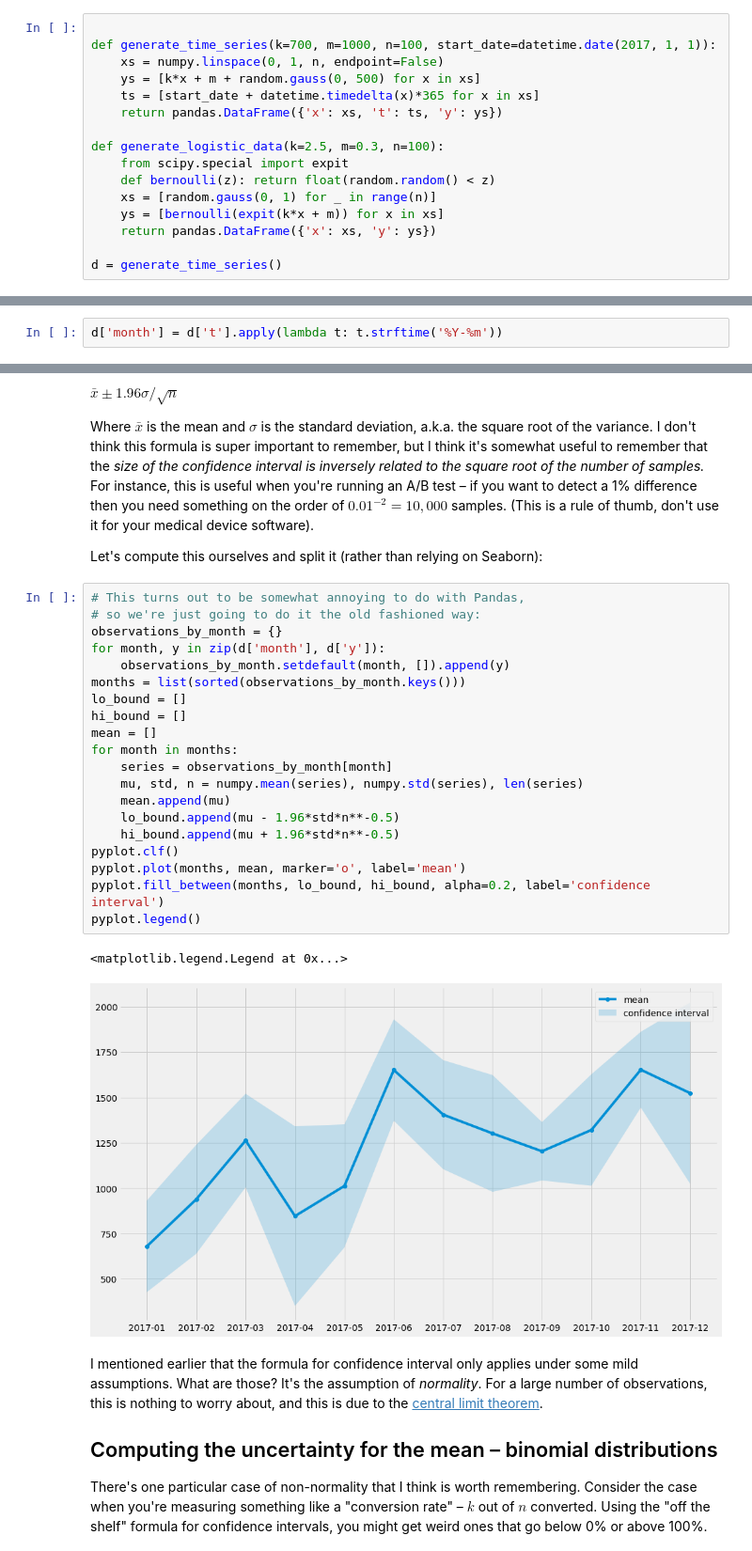
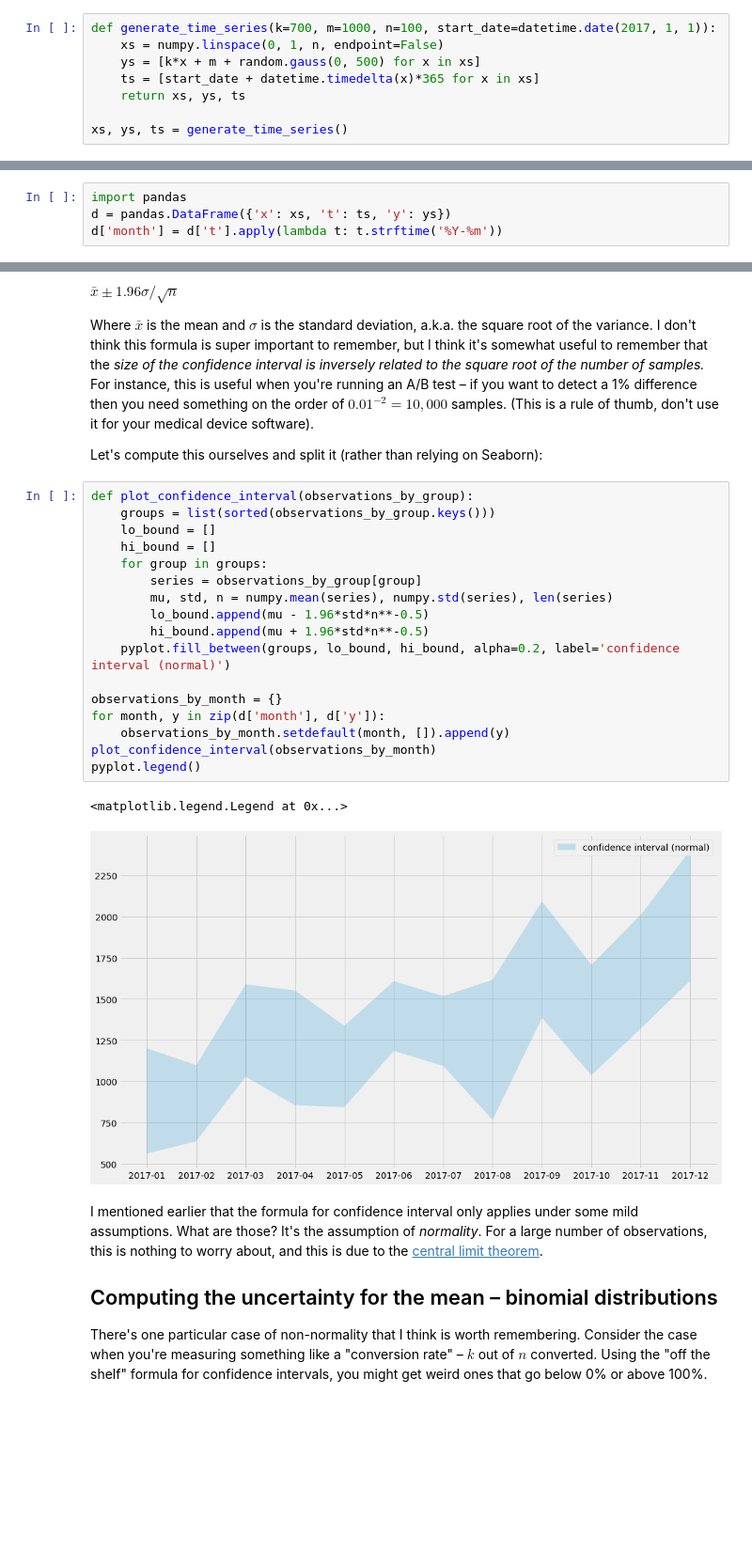
Before and after one commit to erikbern/uncertainty, a Jupyter notebook: notebook.ipynb, the cells around one changed output, grey strips where cells are left out. Shown: that part at 94% size. Cells and saved outputs as stored; diff of their text form; blank space fills up the shorter version.

```diff
--- a/notebook.ipynb
+++ b/notebook.ipynb
@@ -7,21 +7,13 @@ matplotlib.rcParams['figure.figsize'] = (15, 9)
 # %% [markdown]
 Let's generate some data!
 # %%
-
 def generate_time_series(k=700, m=1000, n=100, start_date=datetime.date(2017, 1, 1)):
     xs = numpy.linspace(0, 1, n, endpoint=False)
     ys = [k*x + m + random.gauss(0, 500) for x in xs]
     ts = [start_date + datetime.timedelta(x)*365 for x in xs]
-    return pandas.DataFrame({'x': xs, 't': ts, 'y': ys})
+    return xs, ys, ts
 
-def generate_logistic_data(k=2.5, m=0.3, n=100):
-    from scipy.special import expit
-    def bernoulli(z): return float(random.random() < z)
-    xs = [random.gauss(0, 1) for _ in range(n)]
-    ys = [bernoulli(expit(k*x + m)) for x in xs]
-    return pandas.DataFrame({'x': xs, 'y': ys})
-
-d = generate_time_series()
+xs, ys, ts = generate_time_series()
 # %% [markdown]
 Let's plot to see what's going on!
 # %%
@@ -43,6 +35,8 @@ This makes me sometimes feel dumb but I keep confusing what "uncertainty" means
 
 Hope that makes sense! Let's start with the most basic model – just break things up in buckets.
 # %%
+import pandas
+d = pandas.DataFrame({'x': xs, 't': ts, 'y': ys})
 d['month'] = d['t'].apply(lambda t: t.strftime('%Y-%m'))
 # %% [markdown]
 I recommend the excellent Seaborn package if we just want to get some basic idea of distributions and uncertainty estimates:
@@ -80,28 +74,25 @@ Where $\bar{x}$ is the mean and $\sigma$ is the standard deviation, a.k.a. the s
 
 Let's compute this ourselves and split it (rather than relying on Seaborn):
 # %%
-# This turns out to be somewhat annoying to do with Pandas,
-# so we're just going to do it the old fashioned way:
+def plot_confidence_interval(observations_by_group):
+    groups = list(sorted(observations_by_group.keys()))
+    lo_bound = []
+    hi_bound = []
+    for group in groups:
+        series = observations_by_group[group]
+        mu, std, n = numpy.mean(series), numpy.std(series), len(series)
+        lo_bound.append(mu - 1.96*std*n**-0.5)
+        hi_bound.append(mu + 1.96*std*n**-0.5)
+    pyplot.fill_between(groups, lo_bound, hi_bound, alpha=0.2, label='confidence interval (normal)')
+
 observations_by_month = {}
 for month, y in zip(d['month'], d['y']):
     observations_by_month.setdefault(month, []).append(y)
-months = list(sorted(observations_by_month.keys()))
-lo_bound = []
-hi_bound = []
-mean = []
-for month in months:
-    series = observations_by_month[month]
-    mu, std, n = numpy.mean(series), numpy.std(series), len(series)
-    mean.append(mu)
-    lo_bound.append(mu - 1.96*std*n**-0.5)
-    hi_bound.append(mu + 1.96*std*n**-0.5)
-pyplot.clf()
-pyplot.plot(months, mean, marker='o', label='mean')
-pyplot.fill_between(months, lo_bound, hi_bound, alpha=0.2, label='confidence interval')
+plot_confidence_interval(observations_by_month)
 pyplot.legend()
 # %% [output]
 <matplotlib.legend.Legend at 0x...>
-[figure, old version]
+[figure, new version]
 # %% [markdown]
 I mentioned earlier that the formula for confidence interval only applies under some mild assumptions. What are those? It's the assumption of _normality_. For a large number of observations, this is nothing to worry about, and this is due to the [central limit theorem](https://en.wikipedia.org/wiki/Central_limit_theorem).
 
```
Also changed, not shown: parts of 23 cells of this notebook.
